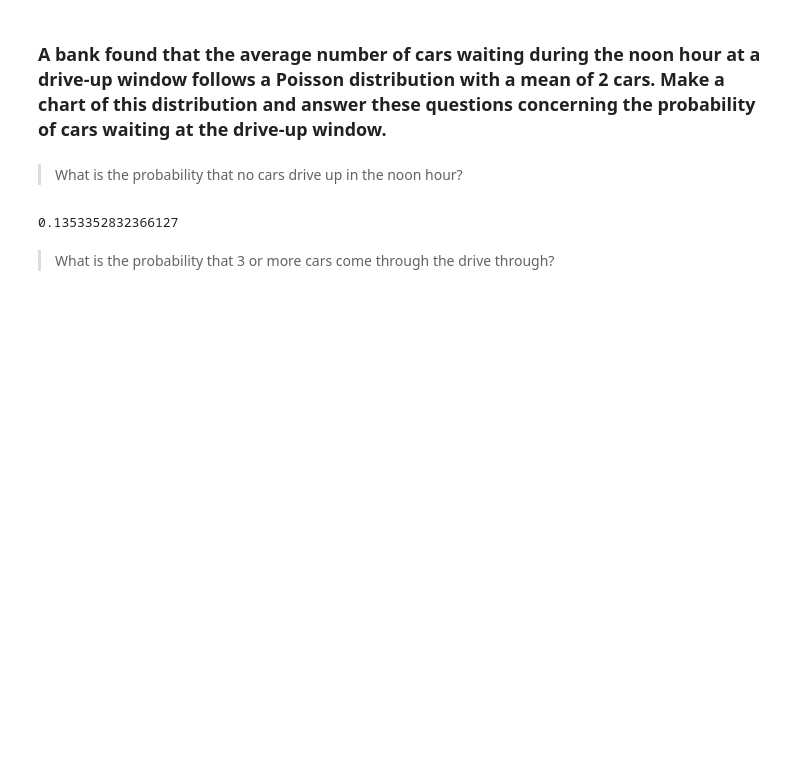
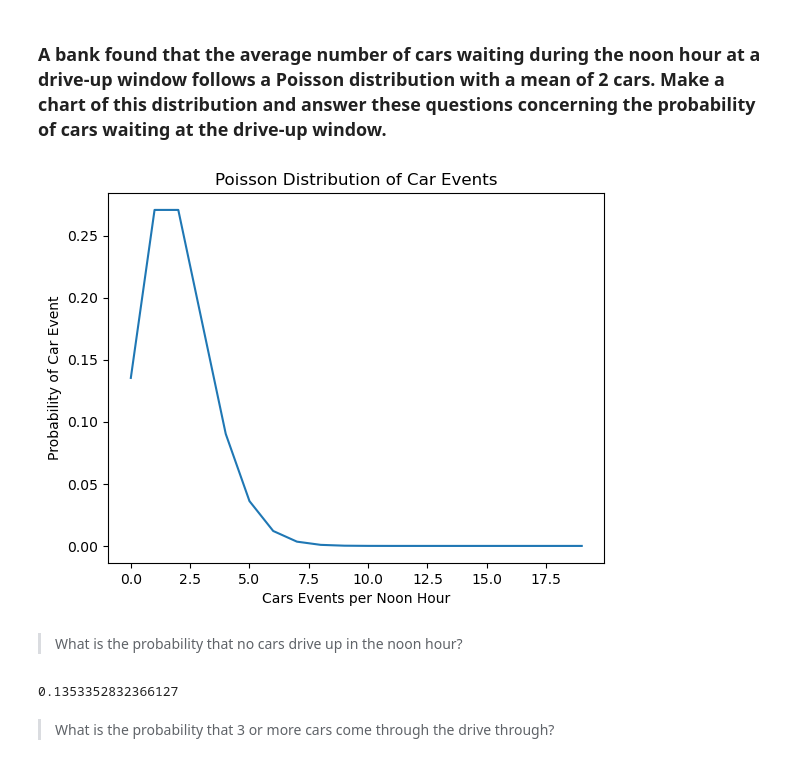
Before and after one commit to aaron-mv-moore/statistics-exercises, a Jupyter notebook: probability_distributions.ipynb, the cells around one changed output. Cells and saved outputs as stored; diff of their text form; code cells hidden in the pictures; blank space fills up the shorter version.

Commit message:
Added Chart

```diff
--- a/probability_distributions.ipynb
+++ b/probability_distributions.ipynb
@@ -13,3 +13,14 @@ cars_drive_window = stats.poisson(λ)
+# %%
+# making a chart
+x = np.arange(0,20)
+y = [cars_drive_window.pmf(i) for i in x]
+plt.plot(x,y)
+plt.xlabel('Cars Events per Noon Hour')
+plt.ylabel('Probability of Car Event')
+plt.title('Poisson Distribution of Car Events')
+plt.show()
+# %% [output]
+[figure, added]
 # %% [markdown]
 > What is the probability that no cars drive up in the noon hour?
 # %%
```
Also changed, not shown: parts of 54 cells of this notebook.
